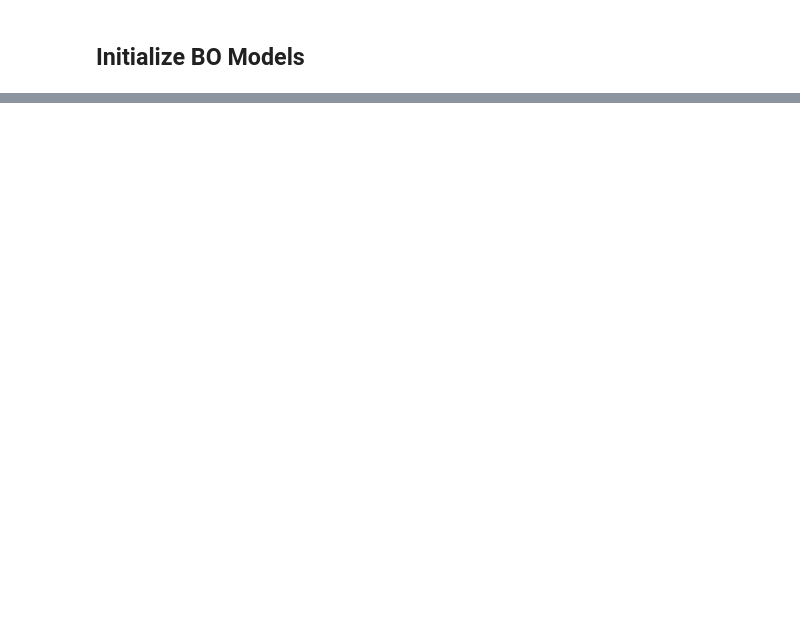
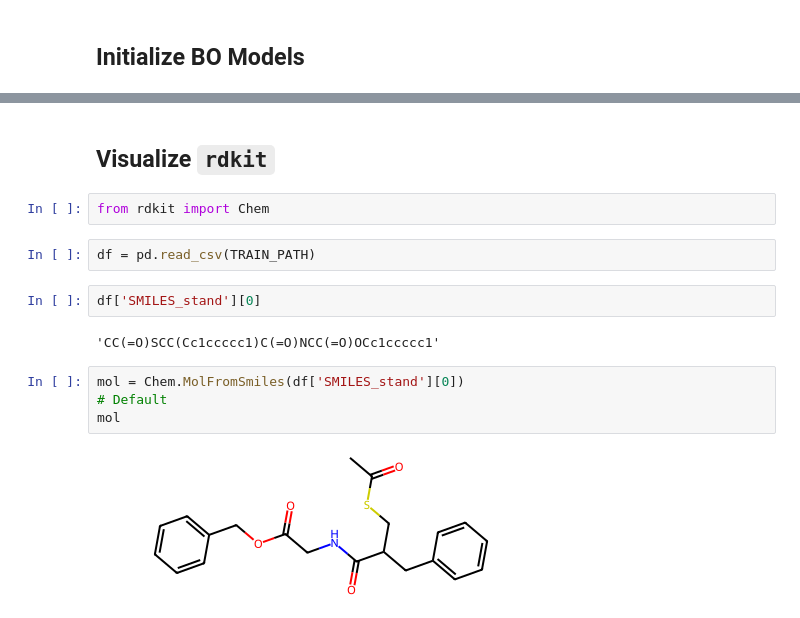
Before and after one commit to 7shoe/Combinatorial_BO, a Jupyter notebook: Visualize_Drug_Discovery_DS.ipynb, the cells around one changed output, grey strips where cells are left out. Cells and saved outputs as stored; diff of their text form; blank space fills up the shorter version.

Commit message:
SMILES added

```diff
--- a/Visualize_Drug_Discovery_DS.ipynb
+++ b/Visualize_Drug_Discovery_DS.ipynb
@@ -90,0 +157,16 @@ with open(f'./data/BOCS_EXP/dictBOCS_{N_EXPERIMENTS}_00.json', 'w+') as f:
+# %% [markdown]
+## Visualize `rdkit`
+# %%
+from rdkit import Chem
+# %%
+df = pd.read_csv(TRAIN_PATH)
+# %%
+df['SMILES_stand'][0]
+# %% [output]
+'CC(=O)SCC(Cc1ccccc1)C(=O)NCC(=O)OCc1ccccc1'
+# %%
+mol = Chem.MolFromSmiles(df['SMILES_stand'][0])
+# Default
+mol
+# %% [output]
+[figure, added]
```
Also changed, not shown: parts of 14 cells of this notebook, 23 other files.
